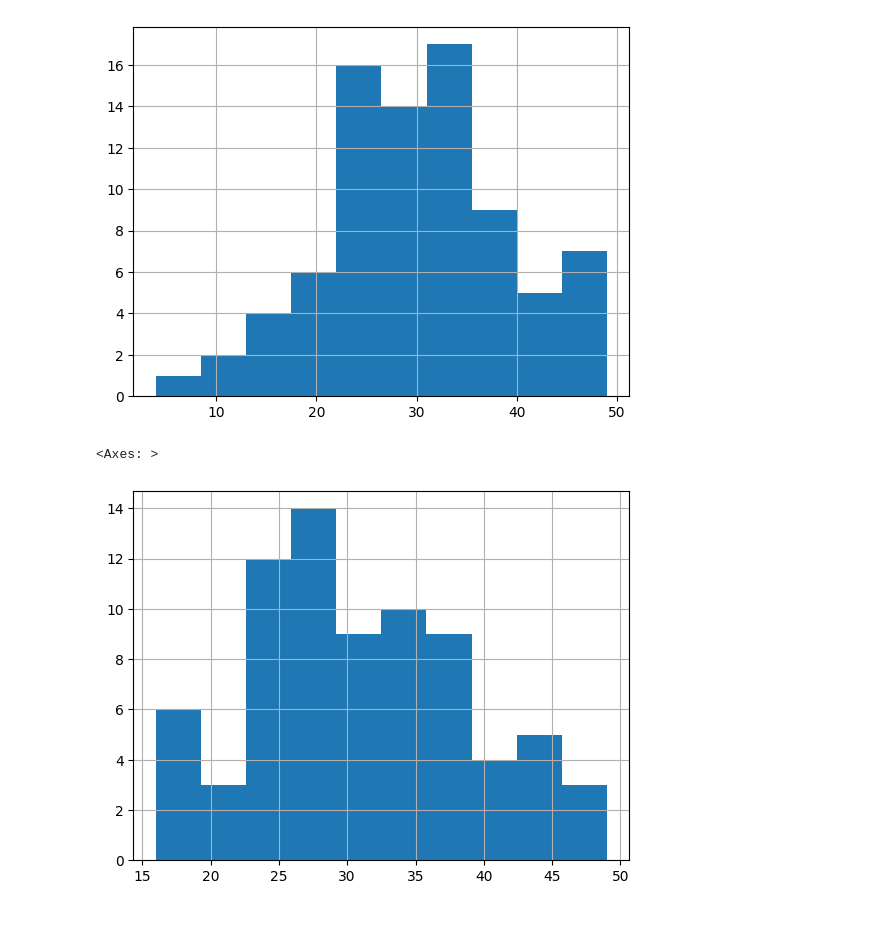
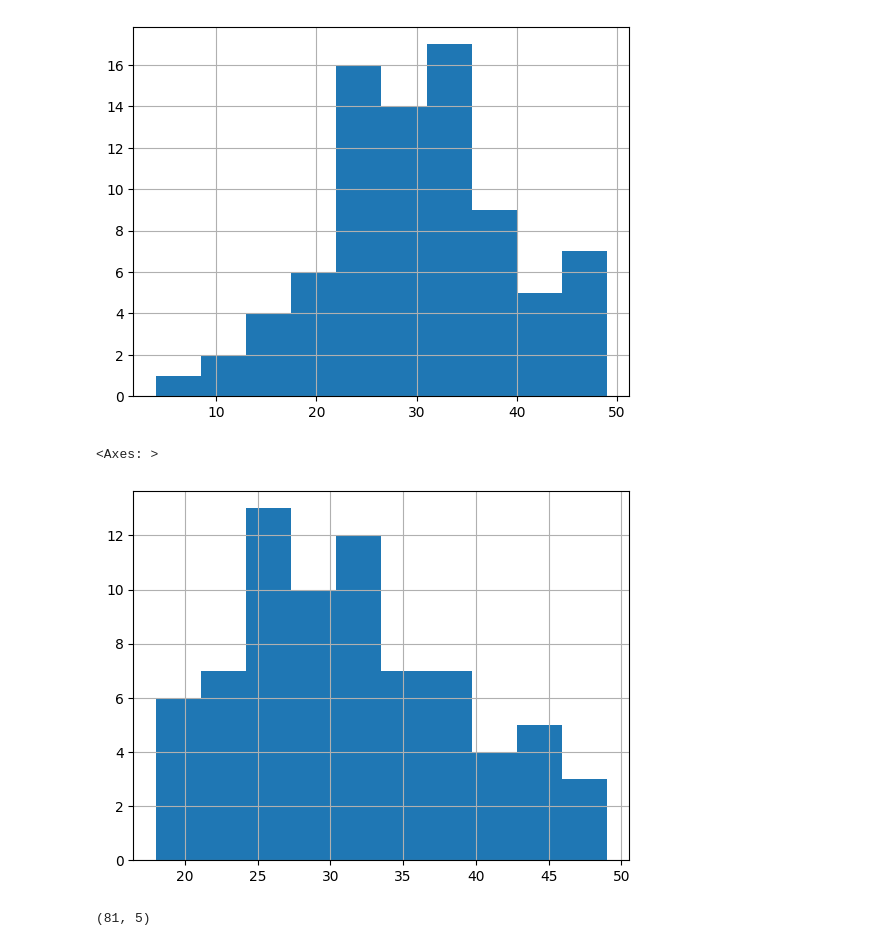
Before and after one commit to UPEN-Thaitiel/feature-engineering-and-decision-tree-Adiel-Delgado, a Jupyter notebook: Syntetic_Data_Cleaning.ipynb, the cells around one changed output. Drawn from its saved outputs; the diff is of its cells as text; code cells hidden in the pictures.

```diff
--- a/Syntetic_Data_Cleaning.ipynb
+++ b/Syntetic_Data_Cleaning.ipynb
@@ -131,10 +258,12 @@ df["Age"].hist()
 [figure]
 # %%
 #Modifying the dataset
-df["Age"] = df["Age"][((df["Age"] >= 16) & (df["Age"] <= 50))]
+df["Age"] = df["Age"][((df["Age"] >= 18) & (df["Age"] <= 50))]
 df["Age"].hist()
 # %% [output]
 <Axes: >
-[figure, old version]
+[figure, new version]
 # %%
 df.shape
+# %% [output]
+(81, 5)
```
Also changed, not shown: parts of 50 cells of this notebook, 1 other file.
